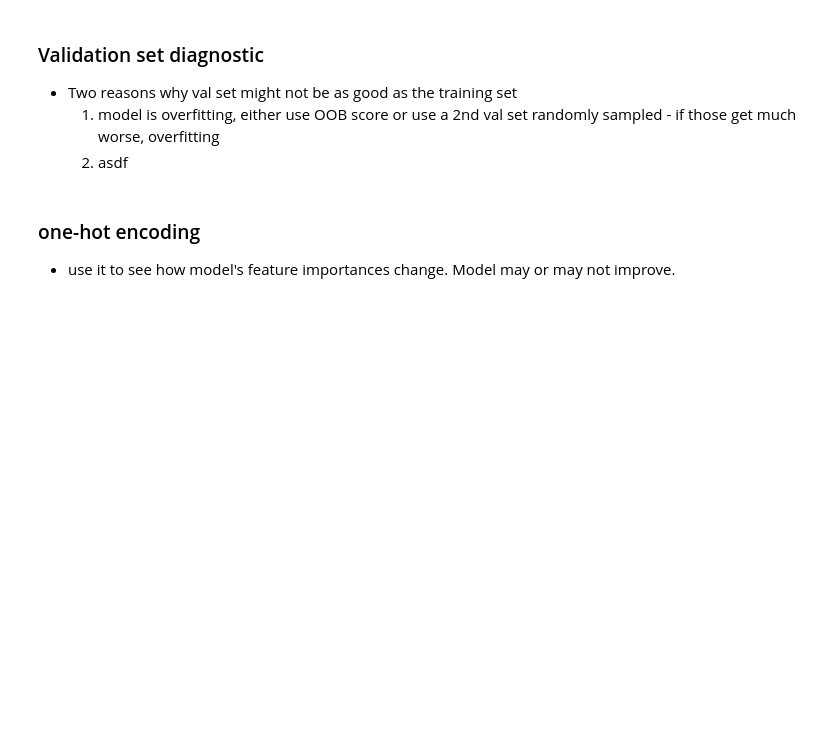
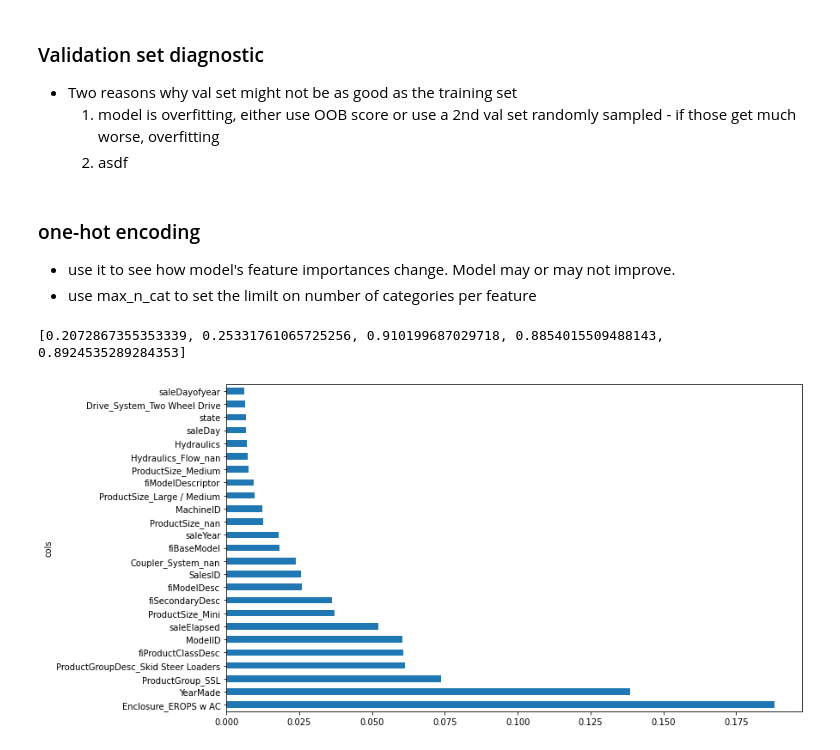
Before and after one commit to jissac/fastai, a Jupyter notebook: courses/ml1/L_3_and4_NOTES-INTERPRET.ipynb, the cells around one changed output. Cells and saved outputs as stored; diff of their text form; code cells hidden in the pictures; blank space fills up the shorter version.

```diff
--- a/courses/ml1/L_3_and4_NOTES-INTERPRET.ipynb
+++ b/courses/ml1/L_3_and4_NOTES-INTERPRET.ipynb
@@ -282,3 +292,18 @@ plot_fi(fi);
 # %% [markdown]
 ### one-hot encoding
 - use it to see how model's feature importances change. Model may or may not improve.
+- use max_n_cat to set the limilt on number of categories per feature
+# %%
+df_trn2, y_trn, nas = proc_df(df_raw, 'SalePrice', max_n_cat=7)
+X_train, X_valid = split_vals(df_trn2, n_trn)
+
+m = RandomForestRegressor(n_estimators=40, min_samples_leaf=3, max_features=0.6, n_jobs=-1, oob_score=True)
+m.fit(X_train, y_train)
+print_score(m)
+# %% [output]
+[0.2072867355353339, 0.25331761065725256, 0.910199687029718, 0.8854015509488143, 0.8924535289284353]
+# %%
+fi = rf_feat_importance(m, df_trn2)
+plot_fi(fi[:25]);
+# %% [output]
+[figure, added]
```
Also changed, not shown: parts of 48 cells of this notebook.
